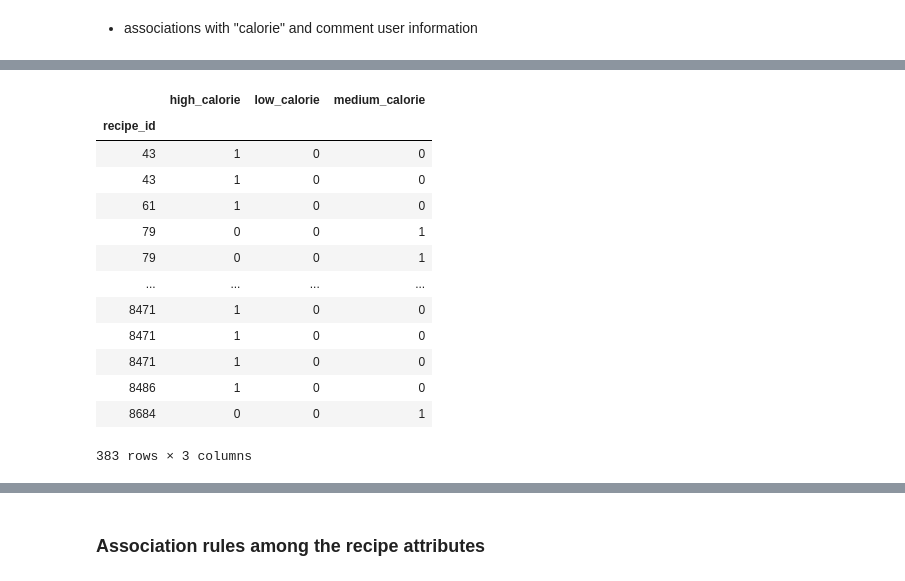
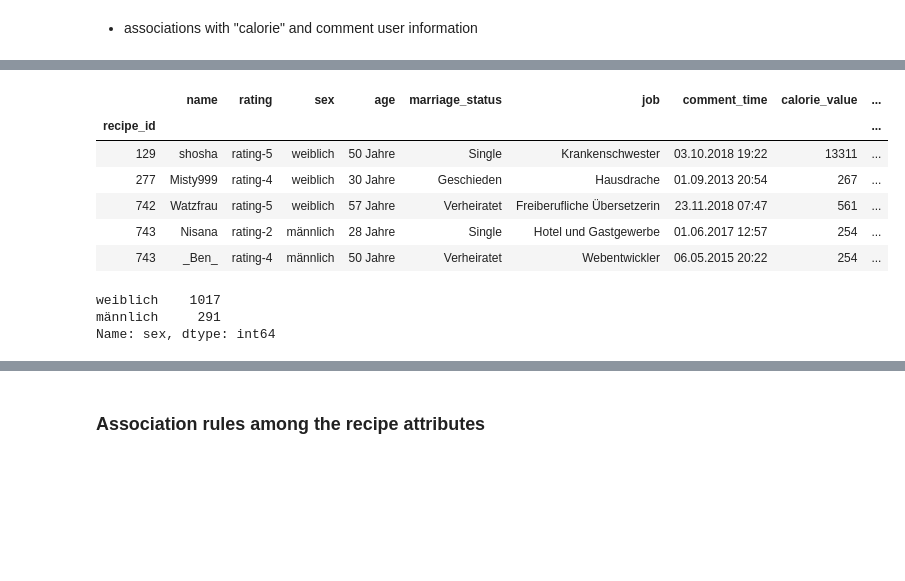
Before and after one commit to sunwen0120/Pratikum_chefkoch, a Jupyter notebook: data_analysis_2.ipynb, the cells around one changed output, grey strips where cells are left out. Drawn from its saved outputs; the diff is of its cells as text; code cells hidden in the pictures; blank space fills up the shorter version.

Commit message:
update data_analisys_2

```diff
--- a/data_analysis_2.ipynb
+++ b/data_analysis_2.ipynb
@@ -248,23 +234,40 @@ df_com_new
+# %%
+# remove none value in the whole data set
+df_com_new = remove_None(df_com_new, 'age')
+df_com_new = remove_None(df_com_new, 'sex')
+df_com_new = remove_None(df_com_new, 'marriage_status')
+# df_com_new = remove_None(df_com_new, 'job')
+df_com_new = remove_None(df_com_new, 'calorie_value')
+# df_com_new['sex'].value_counts()
+# df_com_new['marriage_status'].value_counts()
+# df_com_new['job'].value_counts()
+df_com_new.head()
+# %% [output]
+|  | name | rating | sex | age | marriage_status | job | comment_time | calorie_value | ... |
+| recipe_id |  |  |  |  |  |  |  |  | ... |
+| 129 | shosha | rating-5 | weiblich | 50 Jahre | Single | Krankenschwester | 03.10.2018 19:22 | 13311 | ... |
+| 277 | Misty999 | rating-4 | weiblich | 30 Jahre | Geschieden | Hausdrache | 01.09.2013 20:54 | 267 | ... |
+| 742 | Watzfrau | rating-5 | weiblich | 57 Jahre | Verheiratet | Freiberufliche Übersetzerin | 23.11.2018 07:47 | 561 | ... |
+| 743 | Nisana | rating-2 | männlich | 28 Jahre | Single | Hotel und Gastgewerbe | 01.06.2017 12:57 | 254 | ... |
+| 743 | _Ben_ | rating-4 | männlich | 50 Jahre | Verheiratet | Webentwickler | 06.05.2015 20:22 | 254 | ... |
 # %%
+# add calorie level and age group columns in the comment user information
 df_com_new['calorie_level'] = df_com_new['calorie_value'].apply(calorie_level)
-# df_dum_car = pd.get_dummies(df_com_new['calorie_level'])
+df_dum_car = pd.get_dummies(df_com_new['calorie_level'])
+df_com_age = df_com_new
+df_com_age["age_value"] = df_com_age["age"].str.extract(pat, flags=0, expand=True)
+df_com_age['age_group'] = df_com_age['age_value'].apply(age_group)
 # df_com_car = pd.merge(df_com_new,df_dum_car,left_on='name', right_on=None, how='left')
 # df_com_car = pd.merge(df_com_new, df_dum_car)
-# df_com_car = df_com_new.join(df_dum_car, how='left')
-df_dum_car
+df_com_car = df_com_new.join(df_dum_car, how='left')
+
+# df_com_new.reset_index(inplace = True)
+df_com_car
+
+df_age = df_com_car[['rating','sex','age_group','marriage_status','job','high_calorie','low_calorie','medium_calorie']]
+df_age['sex'].value_counts()
 # %% [output]
-|  | high_calorie | low_calorie | medium_calorie |
-| recipe_id |  |  |  |
-| 43 | 1 | 0 | 0 |
-| 43 | 1 | 0 | 0 |
-| 61 | 1 | 0 | 0 |
-| 79 | 0 | 0 | 1 |
-| 79 | 0 | 0 | 1 |
-| ... | ... | ... | ... |
-| 8471 | 1 | 0 | 0 |
-| 8471 | 1 | 0 | 0 |
-| 8471 | 1 | 0 | 0 |
-| 8486 | 1 | 0 | 0 |
-| 8684 | 0 | 0 | 1 |
-383 rows × 3 columns
+weiblich    1017
+männlich     291
+Name: sex, dtype: int64
 # %%
```
Also changed, not shown: parts of 9 cells of this notebook, 1 other file.
